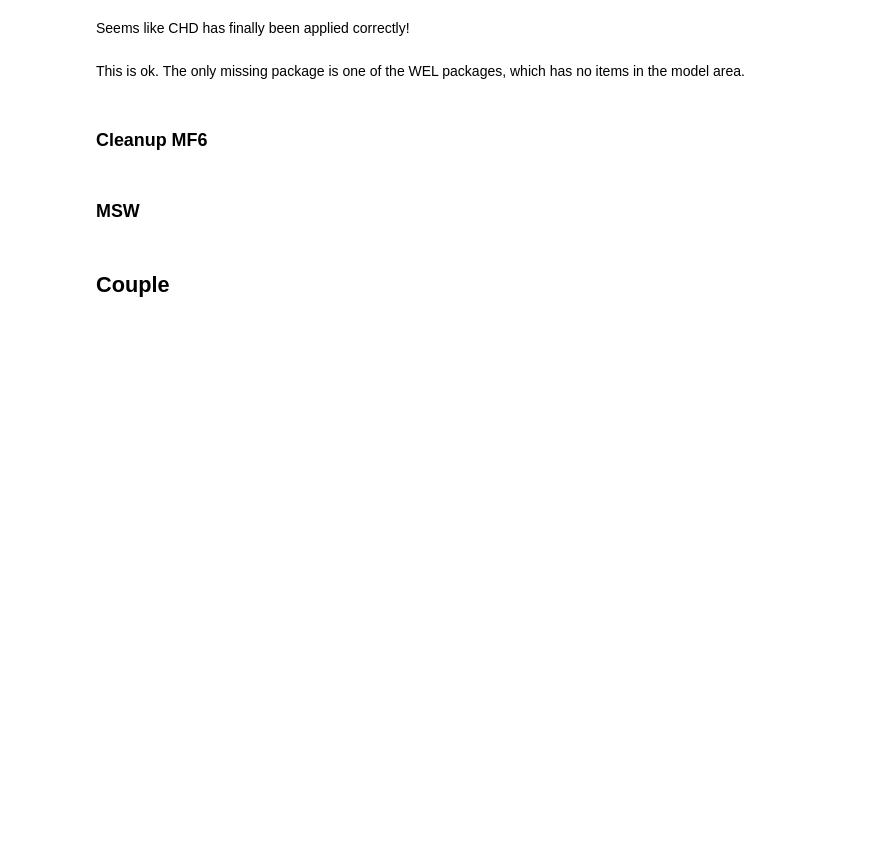
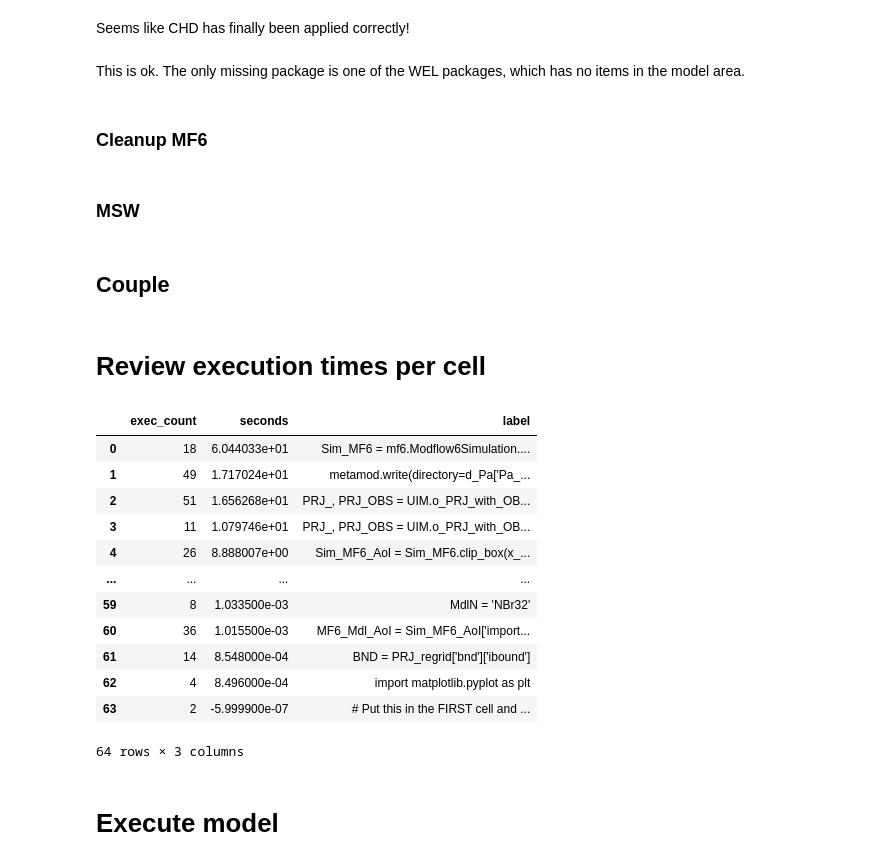
Before and after one commit to Ydrolog/WS_Mdl, a Jupyter notebook: code/Jupyter/imod_python_conversion/imod_python_init_NBr32.ipynb, the cells around one changed output. Cells and saved outputs as stored; diff of their text form; code cells hidden in the pictures; blank space fills up the shorter version.

```diff
--- a/code/Jupyter/imod_python_conversion/imod_python_init_NBr32.ipynb
+++ b/code/Jupyter/imod_python_conversion/imod_python_init_NBr32.ipynb
@@ -0,0 +1,31 @@
+# %%
+# Time counting functions for Jupyter Notebook cells
+# Put this in the FIRST cell and run it once
+import time, atexit, pandas as pd
+from IPython import get_ipython
+
+CELL_TIMES = []
+_ip = get_ipython()
+
+def _pre(info):  # or: def _pre(*args, **kwargs):
+    _ip._t0 = time.perf_counter()
+
+def _post(result):
+    dt = time.perf_counter() - getattr(_ip, "_t0", time.perf_counter())
+    ih = _ip.user_ns.get("In", [])
+    code = ih[-1] if ih else ""
+    label = (code.strip().splitlines() or [""])[0][:80]  # first line as label
+    CELL_TIMES.append({"exec_count": _ip.execution_count, "seconds": dt, "label": label})
+
+_ip.events.register("pre_run_cell", _pre)
+_ip.events.register("post_run_cell", _post)
+
+def show_cell_times(top=None):
+    df = pd.DataFrame(CELL_TIMES)
+    if df.empty:
+        print("No data yet."); return
+    df = df.sort_values("seconds", ascending=False).reset_index(drop=True)
+    if top: df = df.head(top)
+    display(df)
+
+atexit.register(show_cell_times)  # auto-show at kernel shutdown
@@ -373,3 +548,23 @@ Pa_MF6_DLL = r"C:\OD\WS_Mdl\software\iMOD5\bin\iMOD_coupler\libmf6.dll"
 Pa_MSW_DLL = r"C:\OD\WS_Mdl\software\iMOD5\bin\iMOD_coupler\MetaSWAP.dll"
 # %%
 metamod.write(directory=d_Pa['Pa_MdlN'], modflow6_dll=Pa_MF6_DLL, metaswap_dll=Pa_MSW_DLL, metaswap_dll_dependency=PDN(Pa_MF6_DLL))
+# %% [markdown]
+# Review execution times per cell
+# %%
+t = show_cell_times()
+# %% [output]
+|  | exec_count | seconds | label |
+| 0 | 18 | 6.044033e+01 | Sim_MF6 = mf6.Modflow6Simulation.... |
+| 1 | 49 | 1.717024e+01 | metamod.write(directory=d_Pa['Pa_... |
+| 2 | 51 | 1.656268e+01 | PRJ_, PRJ_OBS = UIM.o_PRJ_with_OB... |
+| 3 | 11 | 1.079746e+01 | PRJ_, PRJ_OBS = UIM.o_PRJ_with_OB... |
+| 4 | 26 | 8.888007e+00 | Sim_MF6_AoI = Sim_MF6.clip_box(x_... |
+| ... | ... | ... | ... |
+| 59 | 8 | 1.033500e-03 | MdlN = 'NBr32' |
+| 60 | 36 | 1.015500e-03 | MF6_Mdl_AoI = Sim_MF6_AoI['import... |
+| 61 | 14 | 8.548000e-04 | BND = PRJ_regrid['bnd']['ibound'] |
+| 62 | 4 | 8.496000e-04 | import matplotlib.pyplot as plt |
+| 63 | 2 | -5.999900e-07 | # Put this in the FIRST cell and ... |
+64 rows × 3 columns
+# %% [markdown]
+# Execute model
```
Also changed, not shown: parts of 21 cells of this notebook, 13 other files.
